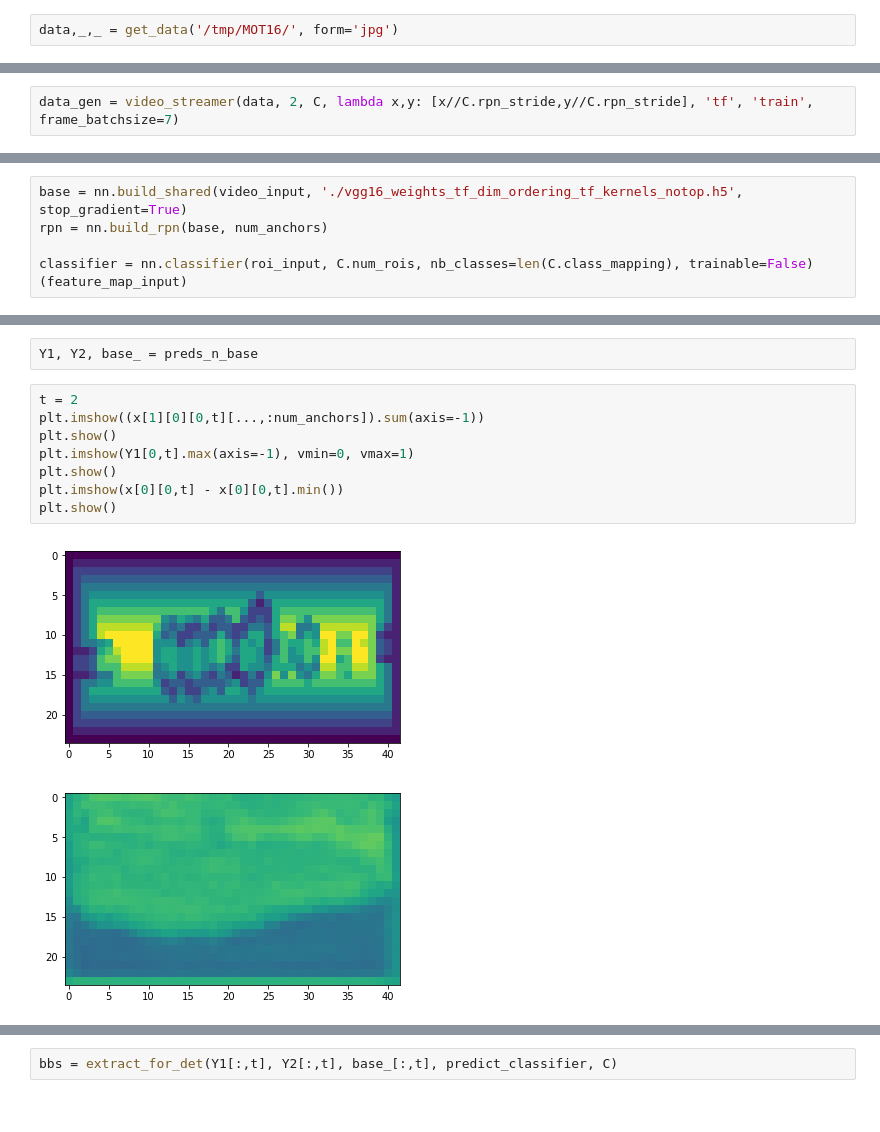
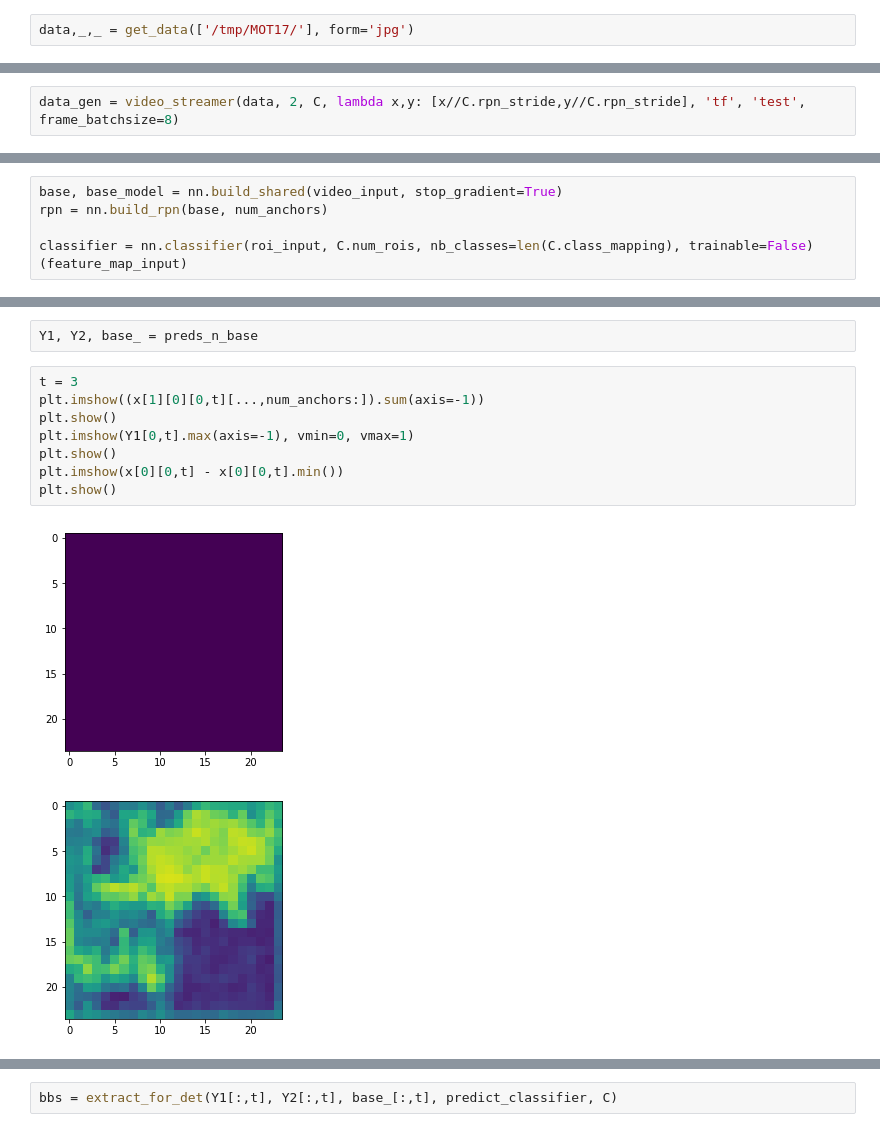
Before and after one commit to npetrenko/recurrent_frcnn, a Jupyter notebook: test_rpn_det.ipynb, the cells around one changed output, grey strips where cells are left out. Drawn from its saved outputs; the diff is of its cells as text.

```diff
--- a/test_rpn_det.ipynb
+++ b/test_rpn_det.ipynb
@@ -23,5 +23,5 @@ np.random.seed(1234)
 # %%
-data,_,_ = get_data('/tmp/MOT16/', form='jpg')
+data,_,_ = get_data(['/tmp/MOT17/'], form='jpg')
 # %% [output]
 Parsing annotation files
 # %%
@@ -40,5 +40,5 @@ print(C.anchor_box_ratios, C.anchor_box_scales)
 # %%
-data_gen = video_streamer(data, 2, C, lambda x,y: [x//C.rpn_stride,y//C.rpn_stride], 'tf', 'train', frame_batchsize=7)
+data_gen = video_streamer(data, 2, C, lambda x,y: [x//C.rpn_stride,y//C.rpn_stride], 'tf', 'test', frame_batchsize=8)
 # %%
 x = next(data_gen)
 # %%
@@ -90,7 +89,7 @@ feature_map_input = tf.placeholder(tf.float32, [1, None, None, nn.shared_dim], '
 # %%
 C.num_rois = 32
 # %%
-base = nn.build_shared(video_input, './vgg16_weights_tf_dim_ordering_tf_kernels_notop.h5', stop_gradient=True)
+base, base_model = nn.build_shared(video_input, stop_gradient=True)
 rpn = nn.build_rpn(base, num_anchors)
 
 classifier = nn.classifier(roi_input, C.num_rois, nb_classes=len(C.class_mapping), trainable=False)(feature_map_input)
@@ -134,13 +135,13 @@ preds_n_base = predict_rpn_and_featuremap(x[0])
 # %%
 Y1, Y2, base_ = preds_n_base
 # %%
-t = 2
-plt.imshow((x[1][0][0,t][...,:num_anchors]).sum(axis=-1))
+t = 3
+plt.imshow((x[1][0][0,t][...,num_anchors:]).sum(axis=-1))
 plt.show()
 plt.imshow(Y1[0,t].max(axis=-1), vmin=0, vmax=1)
 plt.show()
 plt.imshow(x[0][0,t] - x[0][0,t].min())
 plt.show()
 # %% [output]
-[figure, old version]
+[figure, new version]
-[figure, old version]
+[figure, new version]
```
Also changed, not shown: parts of 13 cells of this notebook, 5 other files.
